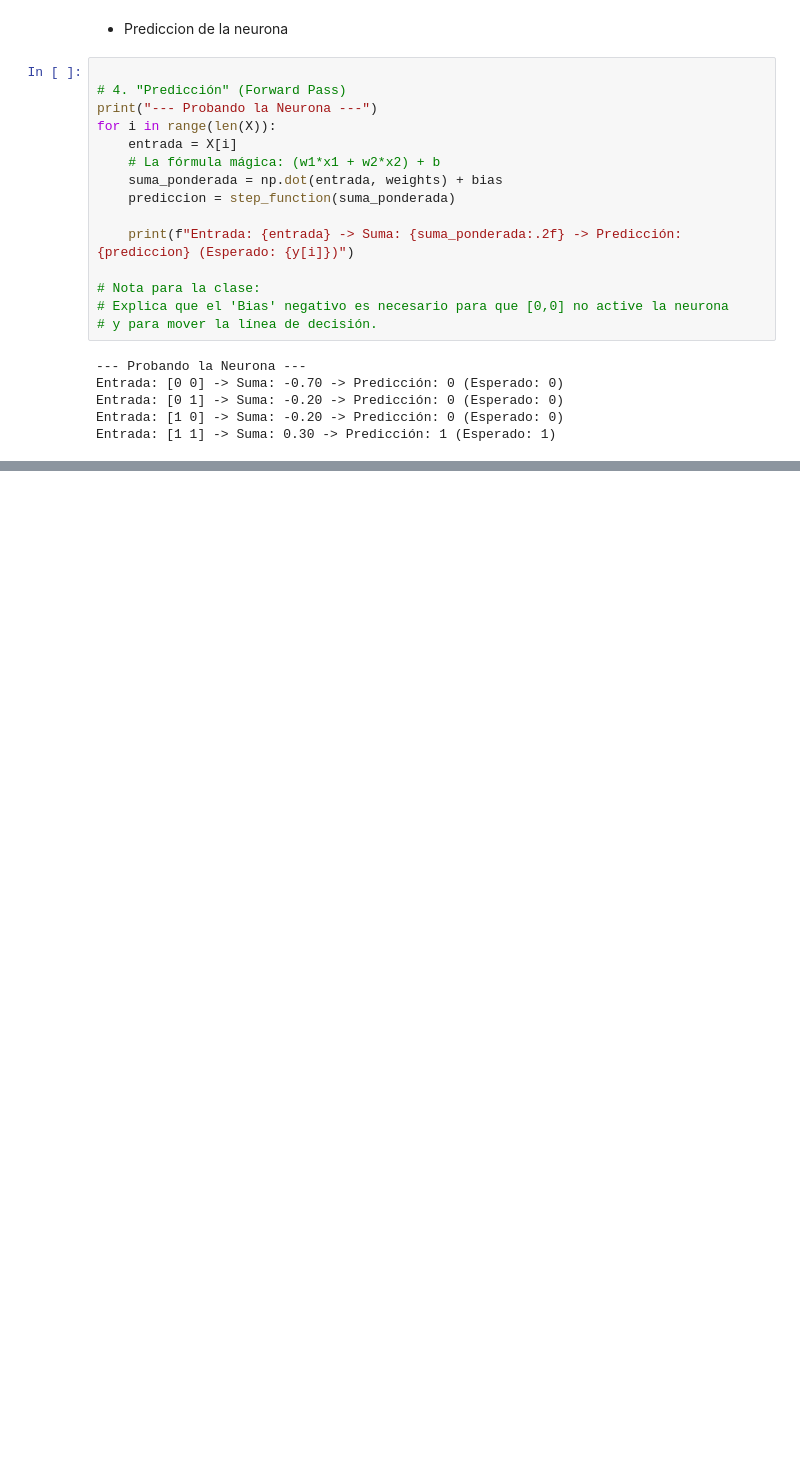
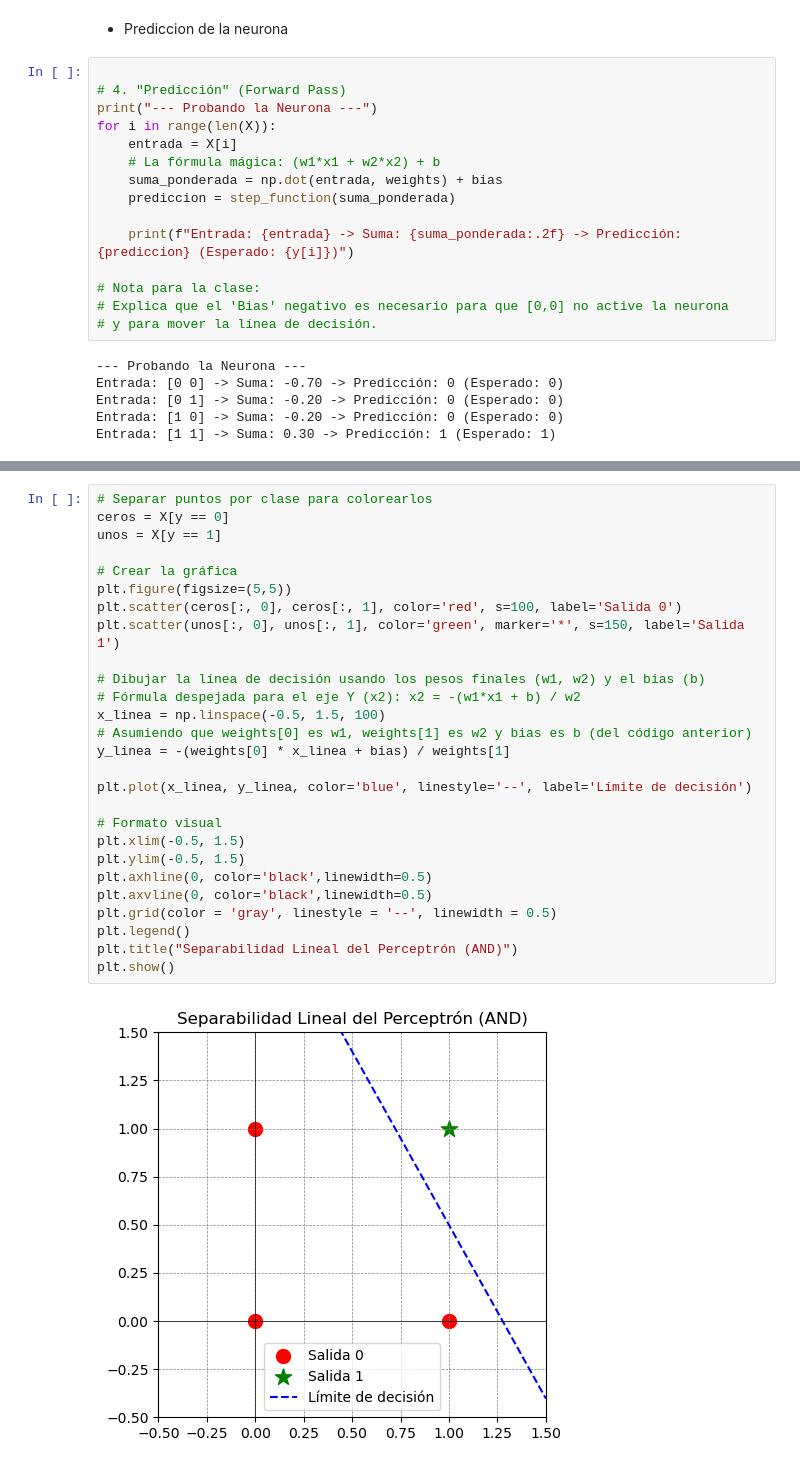
Before and after one commit to AbioticBaton4/Clase_Muestra, a Jupyter notebook: notebooks/Perceptron.ipynb, the cells around one changed output, grey strips where cells are left out. Cells and saved outputs as stored; diff of their text form; blank space fills up the shorter version.

```diff
--- a/notebooks/Perceptron.ipynb
+++ b/notebooks/Perceptron.ipynb
@@ -56,0 +170,29 @@ Entrada: [1 1] -> Suma: 0.30 -> Predicción: 1 (Esperado: 1)
+# %%
+# Separar puntos por clase para colorearlos
+ceros = X[y == 0]
+unos = X[y == 1]
+
+# Crear la gráfica
+plt.figure(figsize=(5,5))
+plt.scatter(ceros[:, 0], ceros[:, 1], color='red', s=100, label='Salida 0')
+plt.scatter(unos[:, 0], unos[:, 1], color='green', marker='*', s=150, label='Salida 1')
+
+# Dibujar la línea de decisión usando los pesos finales (w1, w2) y el bias (b)
+# Fórmula despejada para el eje Y (x2): x2 = -(w1*x1 + b) / w2
+x_linea = np.linspace(-0.5, 1.5, 100)
+# Asumiendo que weights[0] es w1, weights[1] es w2 y bias es b (del código anterior)
+y_linea = -(weights[0] * x_linea + bias) / weights[1]
+
+plt.plot(x_linea, y_linea, color='blue', linestyle='--', label='Límite de decisión')
+
+# Formato visual
+plt.xlim(-0.5, 1.5)
+plt.ylim(-0.5, 1.5)
+plt.axhline(0, color='black',linewidth=0.5)
+plt.axvline(0, color='black',linewidth=0.5)
+plt.grid(color = 'gray', linestyle = '--', linewidth = 0.5)
+plt.legend()
+plt.title("Separabilidad Lineal del Perceptrón (AND)")
+plt.show()
+# %% [output]
+[figure, added]
```
Also changed, not shown: parts of 5 cells of this notebook, 3 other files.
